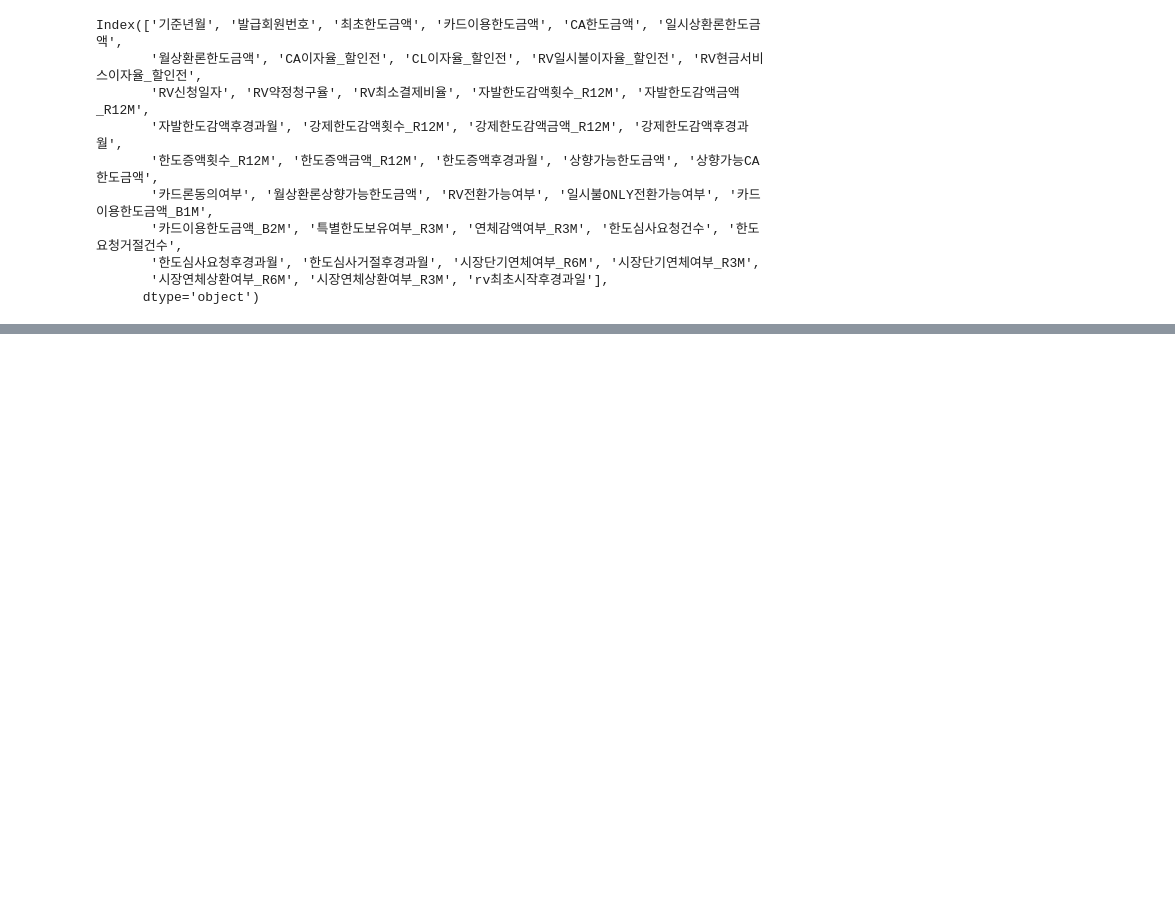
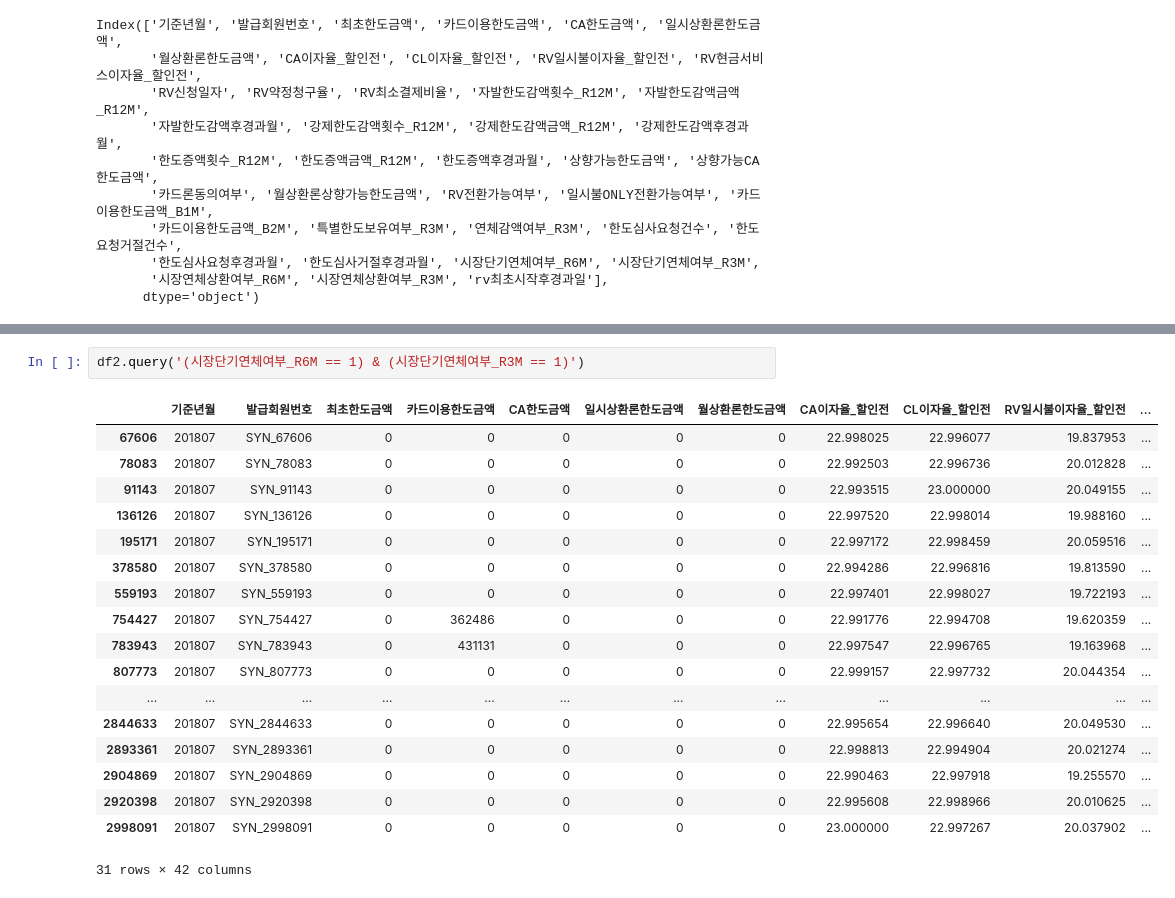
Before and after one commit to jayiuk/mid_project, a Jupyter notebook: data_check.ipynb, the cells around one changed output, grey strips where cells are left out. Drawn from its saved outputs; the diff is of its cells as text; blank space fills up the shorter version.

```diff
--- a/data_check.ipynb
+++ b/data_check.ipynb
@@ -238,0 +284,21 @@ Index(['기준년월', '발급회원번호', '최초한도금액', '카드이용
+# %%
+df2.query('(시장단기연체여부_R6M == 1) & (시장단기연체여부_R3M == 1)')
+# %% [output]
+|  | 기준년월 | 발급회원번호 | 최초한도금액 | 카드이용한도금액 | CA한도금액 | 일시상환론한도금액 | 월상환론한도금액 | CA이자율_할인전 | CL이자율_할인전 | RV일시불이자율_할인전 | ... |
+| 67606 | 201807 | SYN_67606 | 0 | 0 | 0 | 0 | 0 | 22.998025 | 22.996077 | 19.837953 | ... |
+| 78083 | 201807 | SYN_78083 | 0 | 0 | 0 | 0 | 0 | 22.992503 | 22.996736 | 20.012828 | ... |
+| 91143 | 201807 | SYN_91143 | 0 | 0 | 0 | 0 | 0 | 22.993515 | 23.000000 | 20.049155 | ... |
+| 136126 | 201807 | SYN_136126 | 0 | 0 | 0 | 0 | 0 | 22.997520 | 22.998014 | 19.988160 | ... |
+| 195171 | 201807 | SYN_195171 | 0 | 0 | 0 | 0 | 0 | 22.997172 | 22.998459 | 20.059516 | ... |
+| 378580 | 201807 | SYN_378580 | 0 | 0 | 0 | 0 | 0 | 22.994286 | 22.996816 | 19.813590 | ... |
+| 559193 | 201807 | SYN_559193 | 0 | 0 | 0 | 0 | 0 | 22.997401 | 22.998027 | 19.722193 | ... |
+| 754427 | 201807 | SYN_754427 | 0 | 362486 | 0 | 0 | 0 | 22.991776 | 22.994708 | 19.620359 | ... |
+| 783943 | 201807 | SYN_783943 | 0 | 431131 | 0 | 0 | 0 | 22.997547 | 22.996765 | 19.163968 | ... |
+| 807773 | 201807 | SYN_807773 | 0 | 0 | 0 | 0 | 0 | 22.999157 | 22.997732 | 20.044354 | ... |
+| ... | ... | ... | ... | ... | ... | ... | ... | ... | ... | ... | ... |
+| 2844633 | 201807 | SYN_2844633 | 0 | 0 | 0 | 0 | 0 | 22.995654 | 22.996640 | 20.049530 | ... |
+| 2893361 | 201807 | SYN_2893361 | 0 | 0 | 0 | 0 | 0 | 22.998813 | 22.994904 | 20.021274 | ... |
+| 2904869 | 201807 | SYN_2904869 | 0 | 0 | 0 | 0 | 0 | 22.990463 | 22.997918 | 19.255570 | ... |
+| 2920398 | 201807 | SYN_2920398 | 0 | 0 | 0 | 0 | 0 | 22.995608 | 22.998966 | 20.010625 | ... |
+| 2998091 | 201807 | SYN_2998091 | 0 | 0 | 0 | 0 | 0 | 23.000000 | 22.997267 | 20.037902 | ... |
+31 rows × 42 columns
```
Also changed, not shown: parts of 15 cells of this notebook.
